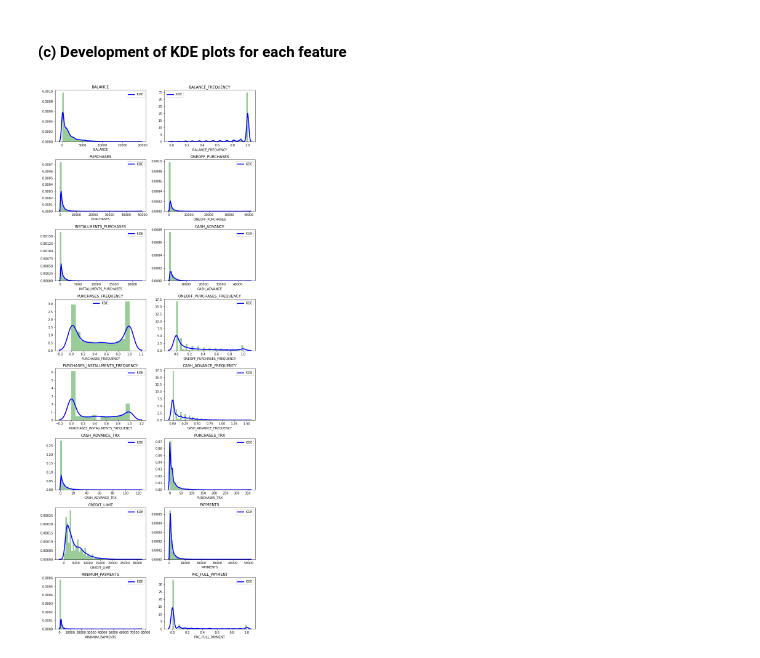
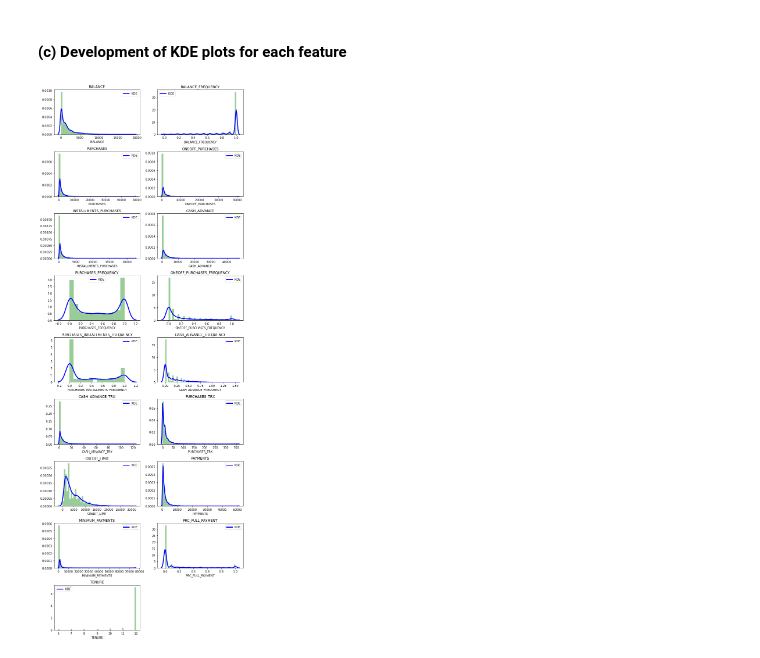
Before and after one commit to Panostam/Marketing_Department_Clustering_Project, a Jupyter notebook: Marketing_Department_Clustering_Project.ipynb, the cells around one changed output. Cells and saved outputs as stored; diff of their text form; code cells hidden in the pictures.

```diff
--- a/Marketing_Department_Clustering_Project.ipynb
+++ b/Marketing_Department_Clustering_Project.ipynb
@@ -140,11 +139,11 @@ creditcard_df.head()
 #### (c) Development of KDE plots for each feature
 # %%
 plt.figure(figsize=(10,50))
-for i in range(len(creditcard_df.columns[:-1])):
-  plt.subplot(16, 2, i+1)
+for i in range(len(creditcard_df.columns)):
+  plt.subplot(17, 2, i+1)
   sns.distplot(creditcard_df[creditcard_df.columns[i]], kde_kws={"color": "b", "lw": 3, "label": "KDE"}, hist_kws={"color": "g"})
   plt.title(creditcard_df.columns[i])
 
 plt.tight_layout()
 # %% [output]
-[figure, old version]
+[figure, new version]
```
Also changed, not shown: parts of 15 cells of this notebook.
